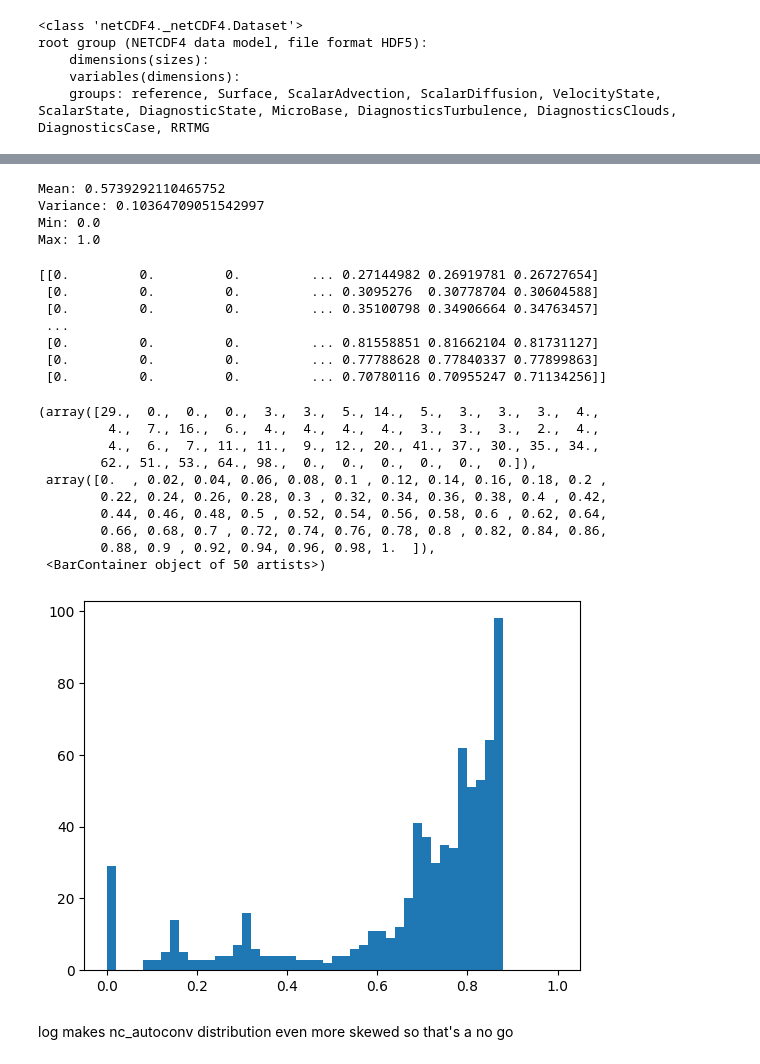
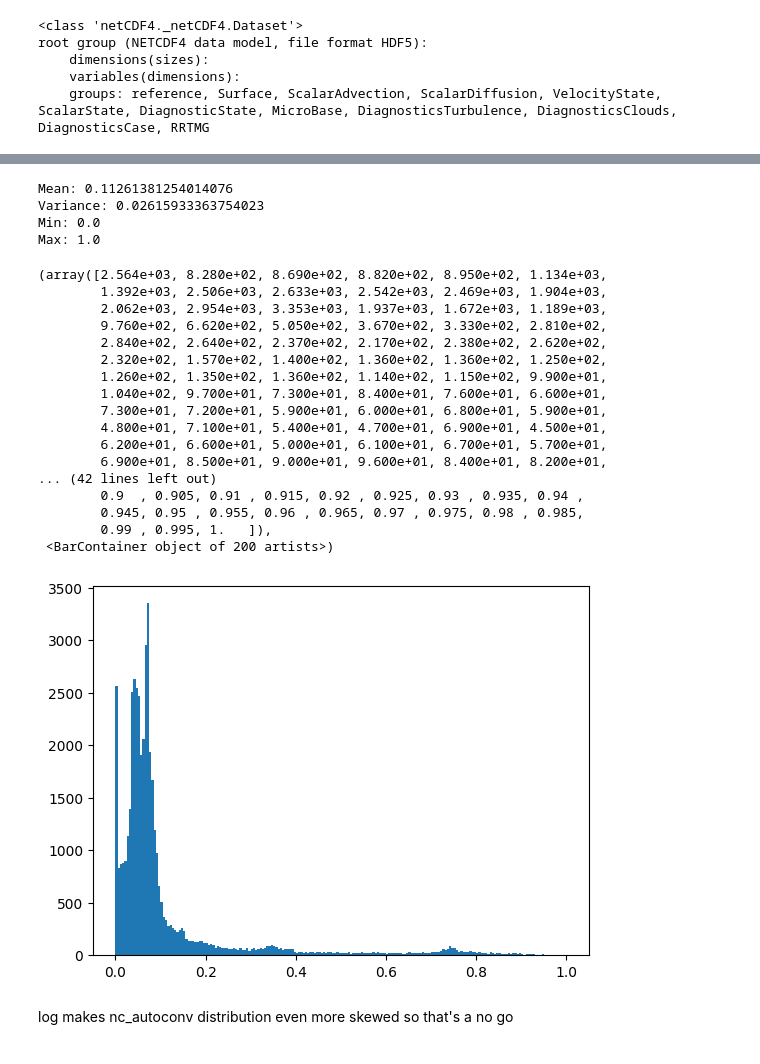
Before and after one commit to GabeTsai/Machine-Learning-Cloud-Microphysics, a Jupyter notebook: DataWork/NCDataExploration.ipynb, the cells around one changed output, grey strips where cells are left out. Drawn from its saved outputs; the diff is of its cells as text; code cells hidden in the pictures.

```diff
--- a/DataWork/NCDataExploration.ipynb
+++ b/DataWork/NCDataExploration.ipynb
@@ -7,4 +7,4 @@ import numpy.ma as ma
 import matplotlib.pyplot as plt
 import torch
 # %%
-file = '/Users/HP/Documents/GitHub/Machine-Learning-Cloud-Microphysics/Data/NetCDFFiles/ena25jan2023.nc'
+file = '/Users/HP/Documents/GitHub/Machine-Learning-Cloud-Microphysics/Data/NetCDFFiles/ena19jan2023.nc'
@@ -305,34 +170,31 @@ array([    0.,    60.,   120.,   180.,   240.,   300.,   360.,   420.,
 nc_autoconv_cloud_norm = prepare_dataset(nc_autoconv_cloud, False)
 data_profile(nc_autoconv_cloud_norm)
 # %% [output]
-Mean: 0.5739292110465752
-Variance: 0.10364709051542997
+Mean: 0.11261381254014076
+Variance: 0.02615933363754023
 Min: 0.0
 Max: 1.0
-# %%
-print(nc_autoconv_cloud_norm)
-# %% [output]
-[[0.         0.         0.         ... 0.27144982 0.26919781 0.26727654]
- [0.         0.         0.         ... 0.3095276  0.30778704 0.30604588]
- [0.         0.         0.         ... 0.35100798 0.34906664 0.34763457]
- ...
- [0.         0.         0.         ... 0.81558851 0.81662104 0.81731127]
- [0.         0.         0.         ... 0.77788628 0.77840337 0.77899863]
- [0.         0.         0.         ... 0.70780116 0.70955247 0.71134256]]
 # %%
-plt.hist(nc_autoconv_cloud_norm[10,:], bins = 50, range = (0, 1))
+plt.hist(nc_autoconv_cloud_norm.flatten(), bins = 200)
 # %% [output]
-(array([29.,  0.,  0.,  0.,  3.,  3.,  5., 14.,  5.,  3.,  3.,  3.,  4.,
-         4.,  7., 16.,  6.,  4.,  4.,  4.,  4.,  3.,  3.,  3.,  2.,  4.,
-         4.,  6.,  7., 11., 11.,  9., 12., 20., 41., 37., 30., 35., 34.,
-        62., 51., 53., 64., 98.,  0.,  0.,  0.,  0.,  0.,  0.]),
- array([0.  , 0.02, 0.04, 0.06, 0.08, 0.1 , 0.12, 0.14, 0.16, 0.18, 0.2 ,
-        0.22, 0.24, 0.26, 0.28, 0.3 , 0.32, 0.34, 0.36, 0.38, 0.4 , 0.42,
-        0.44, 0.46, 0.48, 0.5 , 0.52, 0.54, 0.56, 0.58, 0.6 , 0.62, 0.64,
-        0.66, 0.68, 0.7 , 0.72, 0.74, 0.76, 0.78, 0.8 , 0.82, 0.84, 0.86,
-        0.88, 0.9 , 0.92, 0.94, 0.96, 0.98, 1.  ]),
- <BarContainer object of 50 artists>)
+(array([2.564e+03, 8.280e+02, 8.690e+02, 8.820e+02, 8.950e+02, 1.134e+03,
+        1.392e+03, 2.506e+03, 2.633e+03, 2.542e+03, 2.469e+03, 1.904e+03,
+        2.062e+03, 2.954e+03, 3.353e+03, 1.937e+03, 1.672e+03, 1.189e+03,
+        9.760e+02, 6.620e+02, 5.050e+02, 3.670e+02, 3.330e+02, 2.810e+02,
+        2.840e+02, 2.640e+02, 2.370e+02, 2.170e+02, 2.380e+02, 2.620e+02,
+        2.320e+02, 1.570e+02, 1.400e+02, 1.360e+02, 1.360e+02, 1.250e+02,
+        1.260e+02, 1.350e+02, 1.360e+02, 1.140e+02, 1.150e+02, 9.900e+01,
+        1.040e+02, 9.700e+01, 7.300e+01, 8.400e+01, 7.600e+01, 6.600e+01,
+        7.300e+01, 7.200e+01, 5.900e+01, 6.000e+01, 6.800e+01, 5.900e+01,
+        4.800e+01, 7.100e+01, 5.400e+01, 4.700e+01, 6.900e+01, 4.500e+01,
+        6.200e+01, 6.600e+01, 5.000e+01, 6.100e+01, 6.700e+01, 5.700e+01,
+        6.900e+01, 8.500e+01, 9.000e+01, 9.600e+01, 8.400e+01, 8.200e+01,
+... (42 lines left out)
+        0.9  , 0.905, 0.91 , 0.915, 0.92 , 0.925, 0.93 , 0.935, 0.94 ,
+        0.945, 0.95 , 0.955, 0.96 , 0.965, 0.97 , 0.975, 0.98 , 0.985,
+        0.99 , 0.995, 1.   ]),
+ <BarContainer object of 200 artists>)
-[figure, old version]
+[figure, new version]
 # %% [markdown]
 log makes nc_autoconv distribution even more skewed so that's a no go
 # %%
```
Also changed, not shown: parts of 29 cells of this notebook, 3 other files.
